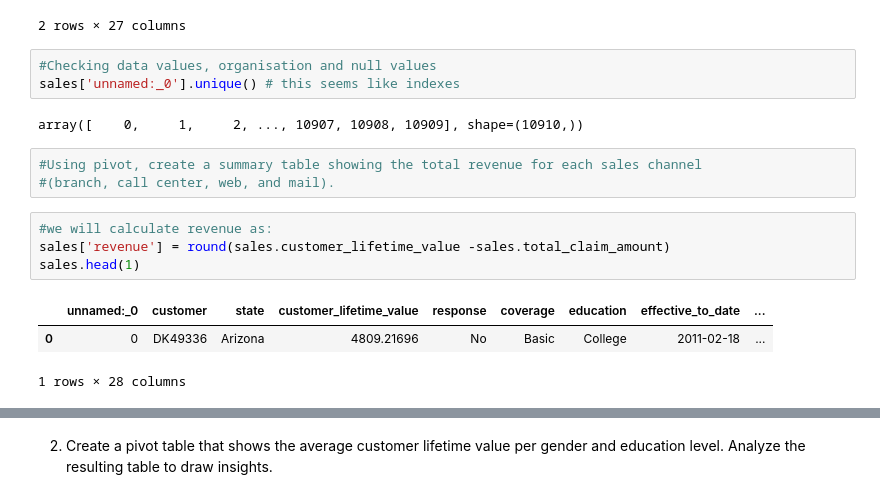
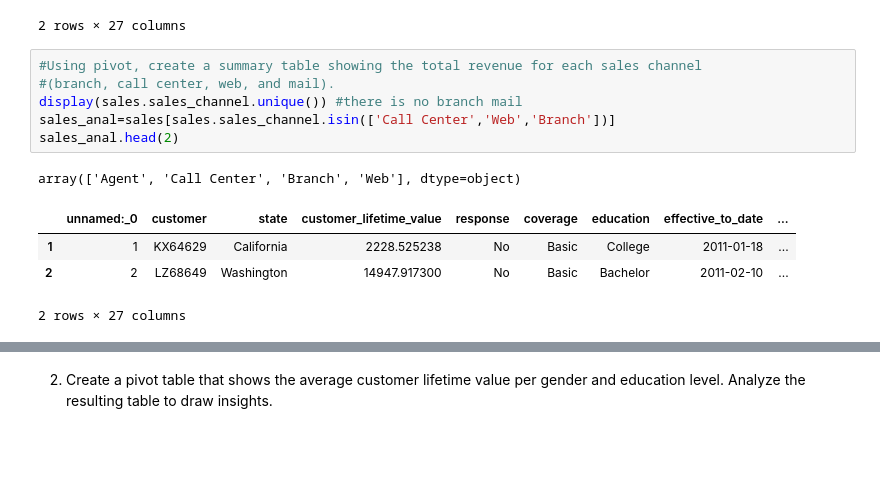
Before and after one commit to cadiyubu/lab-dw-data-structuring-and-combining, a Jupyter notebook: lab-dw-data-structuring-and-combining.ipynb, the cells around one changed output, grey strips where cells are left out. Saved outputs shown, nothing was run; the diff lists cells and outputs as text; blank space fills up the shorter version.

```diff
--- a/lab-dw-data-structuring-and-combining.ipynb
+++ b/lab-dw-data-structuring-and-combining.ipynb
@@ -469,19 +473,15 @@ None
 | 0 | 0 | DK49336 | Arizona | 4809.216960 | No | Basic | College | 2011-02-18 | ... |
 | 1 | 1 | KX64629 | California | 2228.525238 | No | Basic | College | 2011-01-18 | ... |
 2 rows × 27 columns
-# %%
-#Checking data values, organisation and null values
-sales['unnamed:_0'].unique() # this seems like indexes
-# %% [output]
-array([    0,     1,     2, ..., 10907, 10908, 10909], shape=(10910,))
 # %%
 #Using pivot, create a summary table showing the total revenue for each sales channel
 #(branch, call center, web, and mail).
+display(sales.sales_channel.unique()) #there is no branch mail
+sales_anal=sales[sales.sales_channel.isin(['Call Center','Web','Branch'])]
+sales_anal.head(2)
+# %% [output]
+array(['Agent', 'Call Center', 'Branch', 'Web'], dtype=object)
+|  | unnamed:_0 | customer | state | customer_lifetime_value | response | coverage | education | effective_to_date | ... |
+| 1 | 1 | KX64629 | California | 2228.525238 | No | Basic | College | 2011-01-18 | ... |
+| 2 | 2 | LZ68649 | Washington | 14947.917300 | No | Basic | Bachelor | 2011-02-10 | ... |
+2 rows × 27 columns
-# %%
-#we will calculate revenue as:
-sales['revenue'] = round(sales.customer_lifetime_value -sales.total_claim_amount)
-sales.head(1)
-# %% [output]
-|  | unnamed:_0 | customer | state | customer_lifetime_value | response | coverage | education | effective_to_date | ... |
-| 0 | 0 | DK49336 | Arizona | 4809.21696 | No | Basic | College | 2011-02-18 | ... |
-1 rows × 28 columns
```
Also changed, not shown: parts of 11 cells of this notebook.
